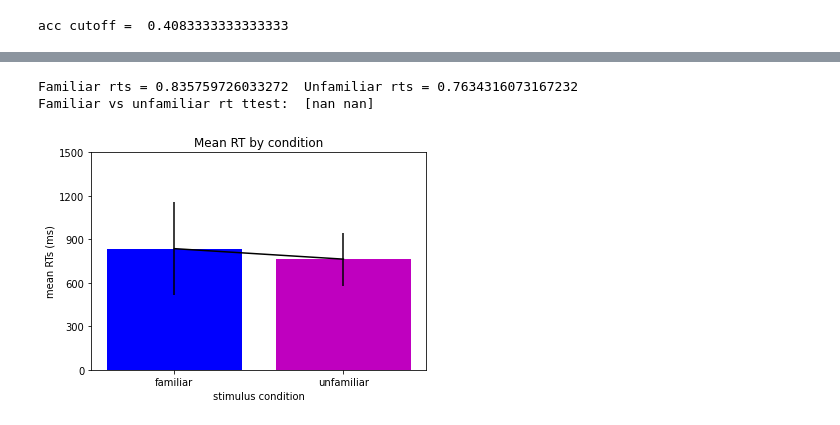
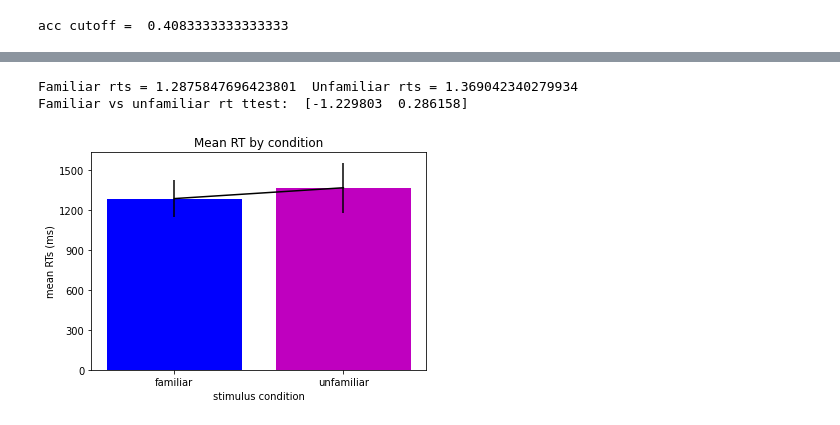
Before and after one commit to pkeene17/MarshmallowAnalysis, a Jupyter notebook: electric_marshmalloogaloo/analysis/marshmalloogalooAnalysis.ipynb, the cells around one changed output, grey strips where cells are left out. Saved outputs shown, nothing was run; the diff lists cells and outputs as text; code cells hidden in the pictures.

```diff
--- a/electric_marshmalloogaloo/analysis/marshmalloogalooAnalysis.ipynb
+++ b/electric_marshmalloogaloo/analysis/marshmalloogalooAnalysis.ipynb
@@ -161,7 +161,7 @@ exclusion = 0 #1 = exclude subjects below chance perfomance on the association t
 printSubj = 0 #toggle whether to print individual subject's behavioral performance
 show_plot = 0 #toggle whether to show plots or just save as pdfs
 save_plot = 1 #toggle whether to save plots (useful if you're fucking around)
-nsubj = 1
+nsubj = 5
 nRuns_nback = 20
 nRuns_ST = 3
 figure_dir = "../figures/"
@@ -202,7 +202,7 @@ for sn in range(nsubj):
 
     #apriori below chance exclusion criteria
     if exclusion:
-        if np.nansum(testData.score==1)/2120 < cutoff:
+        if np.nansum(testData.score==1)/120 < cutoff:
              meanAcc_learned[sn,:] = np.nan
              meanAcc_novel[sn,:] = np.nan
              histData_learned[sn,:,:] = np.nan
@@ -399,25 +400,25 @@ ValueError: x and y must have length at least 2.
 # %%
 #plot rts for study test
 print("Familiar rts = "+str(np.nanmean(meanRT_learned))," Unfamiliar rts = "+str(np.nanmean(meanRT_novel)))
 #ttest of mean accuracy distributions between familiar and unfamiliar stimuli
 print("Familiar vs unfamiliar rt ttest: ",np.round(stats.ttest_rel(np.nanmean(meanRT_learned,1),np.nanmean(meanRT_novel,1),nan_policy='omit'),6))
 #plot difference between familiar and unfamiliar accuracy means
 fig = plt.figure()
 plt.bar([0,1],[np.nanmean(meanRT_learned),np.nanmean(meanRT_novel)],color=['blue','m'])
 #error term is SEM
-plt.errorbar([0,1],[np.nanmean(meanRT_learned),np.nanmean(meanRT_novel)],yerr=[np.nanstd(meanRT_learned)/np.sqrt(nsubj),np.nanstd(meanRT_novel)/np.sqrt(nsubj)],color='k')
+plt.errorbar([0,1],[np.nanmean(meanRT_learned),np.nanmean(meanRT_novel)],yerr=[np.nanstd(np.nanmean(meanRT_learned,1))/np.sqrt(nsubj),np.nanstd(np.nanmean(meanRT_novel,1))/np.sqrt(nsubj)],color='k')
 plt.xlabel("stimulus condition")
 plt.xticks([0,1],["familiar","unfamiliar"])
 plt.ylabel("mean RTs (ms)")
 plt.yticks([0,.3,.6,.9,1.2,1.5],[0,300,600,900,1200,1500])
 plt.title("Mean RT by condition")
 #plt.scatter([0.5],[1.5],marker='*',color='k')
 plt.savefig(figure_dir+'rt_diff_familiar_vs_nonfamiliar.pdf',format='pdf')
 plt.show()
 # %% [output]
-Familiar rts = 0.835759726033272  Unfamiliar rts = 0.7634316073167232
-Familiar vs unfamiliar rt ttest:  [nan nan]
+Familiar rts = 1.2875847696423801  Unfamiliar rts = 1.369042340279934
+Familiar vs unfamiliar rt ttest:  [-1.229803  0.286158]
-[figure, old version]
+[figure, new version]
 # %%
 #plot mean respone times split by responses
 print("Familiar vs unfamiliar target rt ttest: ",np.round(stats.ttest_rel(np.mean(rtData_learned,2)[:,0],np.mean(rtData_novel,2)[:,0],nan_policy='omit'),6))
```
Also changed, not shown: parts of 14 cells of this notebook, 12 other files.
